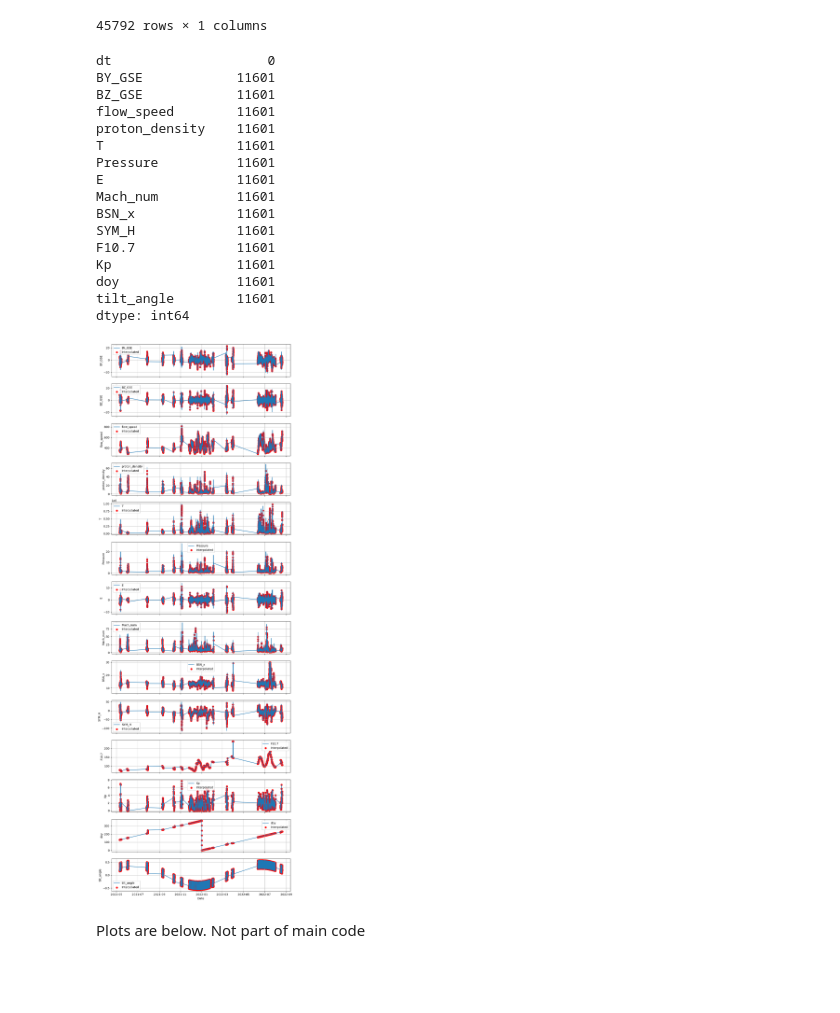
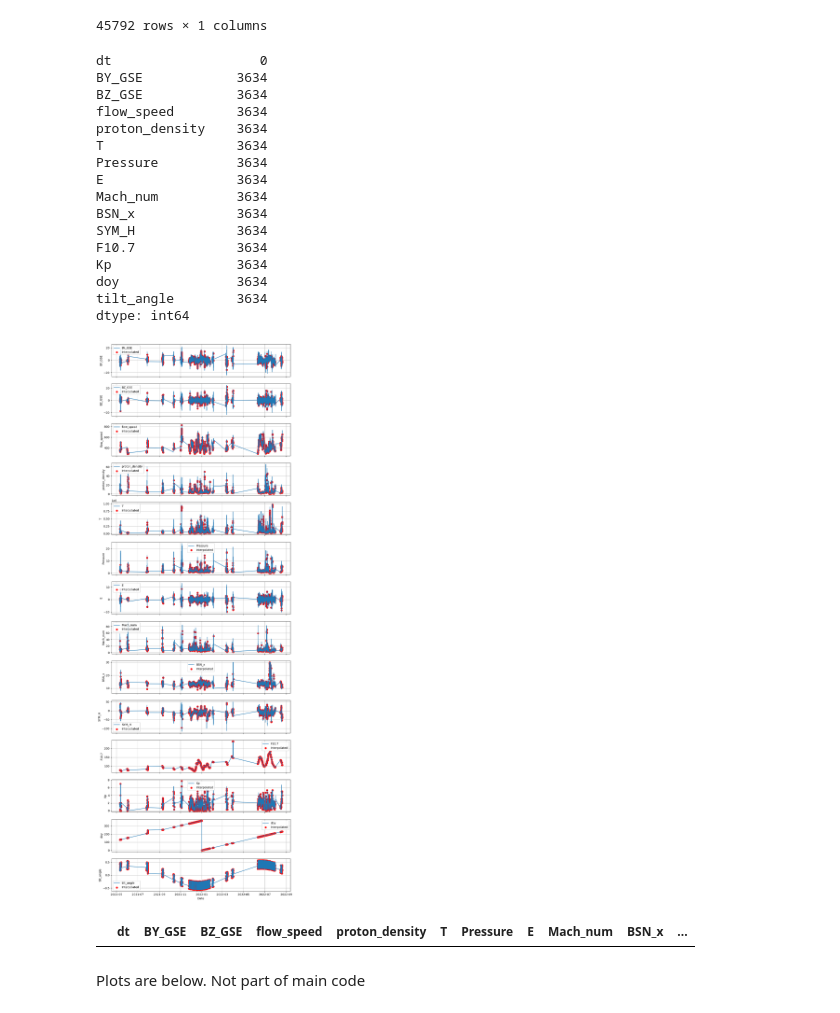
Before and after one commit to reddy-sachin/REPPU-ESN2, a Jupyter notebook: SR_ML/get_omni.ipynb, the cells around one changed output. Cells and saved outputs as stored; diff of their text form; code cells hidden in the pictures; blank space fills up the shorter version.

```diff
--- a/SR_ML/get_omni.ipynb
+++ b/SR_ML/get_omni.ipynb
@@ -58,7 +58,7 @@ def extract_omni_1hr(params, data):
 
     return df
 # %%
-omni_1min = "OMNI_HRO_1MIN"
+omni_1min = "OMNI_HRO_5MIN"
 omni_1min_params = 'percent_interp,BY_GSE,BZ_GSE,flow_speed,proton_density,T,Pressure,E,Mach_num,BSN_x,BSN_y,BSN_z,SYM_H'
 
 omni_1hr = "OMNI2_H0_MRG1HR"
@@ -97,7 +97,7 @@ months_df = months_df.reset_index(drop=True)
 #export_path = f'/home/ryuho/Documents/reddy/research/SMRAI/Data/OMNI/' #linux
 export_path = f'/home/sachin/Documents/NIPR/Research/VSCode/REPPU-ESN2/SR_ML/' #server
 
-df_name = f'omni_hro_1min_2021-2022'
+df_name = f'omni_hro_5min_2021-2022'
 export_filename = export_path + df_name +'.csv'
 months_df.to_csv(export_filename, index=False, header=True)
 months_df
@@ -117,7 +117,7 @@ Processing:  2021 12
 ... (14 outputs left out)
 # %%
 #import_path=r'/Users/sr2/My Drive/Career/Employment/Current/JSPS/Research/Analysis/Apr-24/data/omni/omni_hro_5min_2021-2022.csv'
-import_path = r'omni_hro_1min_2021-2022.csv'
+import_path = r'omni_hro_5min_2021-2022.csv'
 omni_df = pd.read_csv(import_path)
 omni_df
 # %% [output]
@@ -232,45 +232,46 @@ omni_mhd_dt_merged.sort_values(by='dt', inplace=True)
 #check for nan values
 omni_mhd_dt_merged.isnull().sum()
 # %% [output]
-dt                    0
-BY_GSE            11601
-BZ_GSE            11601
-flow_speed        11601
-proton_density    11601
-T                 11601
-Pressure          11601
-E                 11601
-Mach_num          11601
-BSN_x             11601
-SYM_H             11601
-F10.7             11601
-Kp                11601
-doy               11601
-tilt_angle        11601
+dt                   0
+BY_GSE            3634
+BZ_GSE            3634
+flow_speed        3634
+proton_density    3634
+T                 3634
+Pressure          3634
+E                 3634
+Mach_num          3634
+BSN_x             3634
+SYM_H             3634
+F10.7             3634
+Kp                3634
+doy               3634
+tilt_angle        3634
 dtype: int64
 # %%
 # Merge the dataframes
 omni_mhd_dt_merged = pd.merge(mhd_dates, omni_df, on='Timestamp_1min_omni', how='left')
 omni_mhd_dt_merged.rename(columns={'Timestamp_1min_omni': 'dt'}, inplace=True)
-omni_mhd_dt_merged.sort_values(by='dt', inplace=True)
+omni_mhd_dt_merged.sort_values(by='dtinterpolated
+', inplace=True)
 
 # Interpolate missing values
 omni_mhd_dt_merged['interpolated'] = omni_mhd_dt_merged.isnull().any(axis=1).astype(int)
 omni_mhd_dt_merged = omni_mhd_dt_merged.interpolate()
 
 # Plotting
 fig, axes = plt.subplots(nrows=len(omni_mhd_dt_merged.columns[1:-1]), ncols=1, figsize=(10, 2 * len(omni_mhd_dt_merged.columns[1:-1])), sharex=True)
 for i, column in enumerate(omni_mhd_dt_merged.columns[1:-1]):
     axes[i].plot(omni_mhd_dt_merged['dt'], omni_mhd_dt_merged[column], label=column)
     axes[i].scatter(omni_mhd_dt_merged['dt'][omni_mhd_dt_merged['interpolated'] == 1], omni_mhd_dt_merged[column][omni_mhd_dt_merged['interpolated'] == 1], color='red', label='Interpolated')
     axes[i].set_ylabel(column)
     axes[i].legend()
     axes[i].grid(True)
 plt.xlabel('Date')
 plt.tight_layout()
 plt.show()
 # %% [output]
-[figure, old version]
+[figure, new version]
 # %%
 #export omni_mhd_dt_merged
 #export_path = f'/Users/sr2/My Drive/Career/Employment/Current/JSPS/Research/Analysis/Apr-24/data/omni/'
@@ -283,6 +284,8 @@ omni_mhd_dt_merged.to_csv(export_filename, index=False, header=True)
 #show nan values
 nan_values = omni_mhd_dt_merged[omni_mhd_dt_merged.isna().any(axis=1)]
 nan_values.sort_values(by='dt')
+# %% [output]
+|  | dt | BY_GSE | BZ_GSE | flow_speed | proton_density | T | Pressure | E | Mach_num | BSN_x | ... |
 # %% [markdown]
 Plots are below. Not part of main code
 # %%
```
Also changed, not shown: parts of 4 cells of this notebook, 7 other files.
